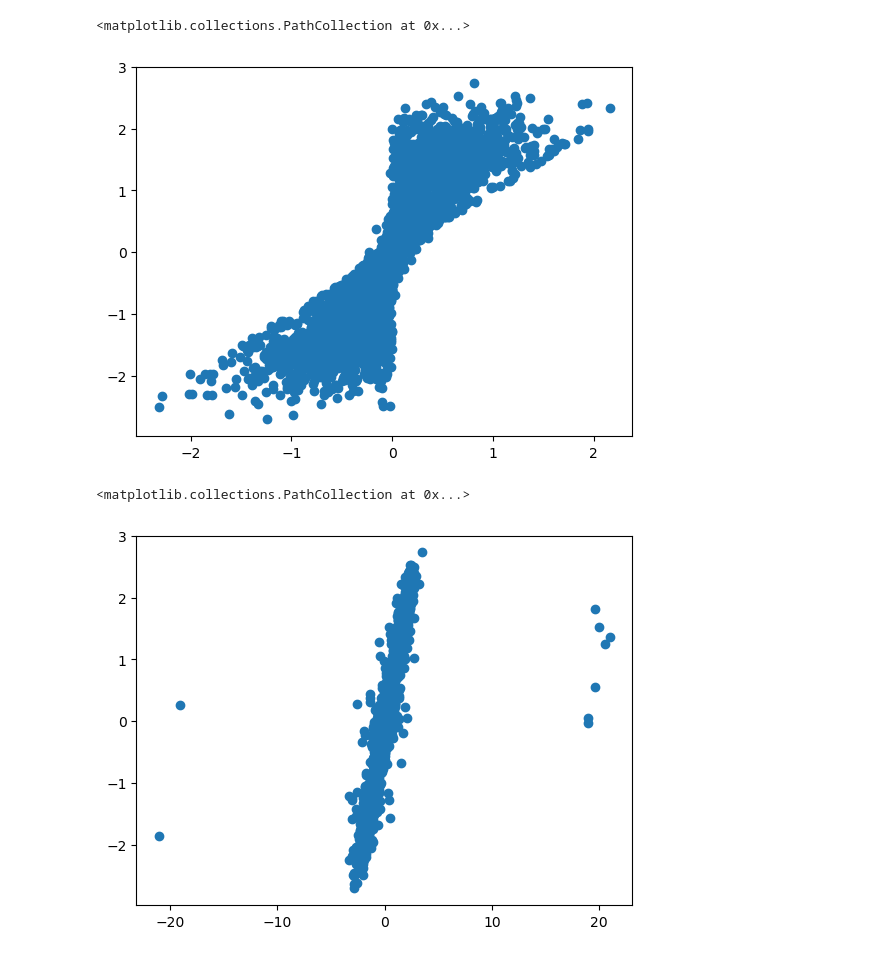
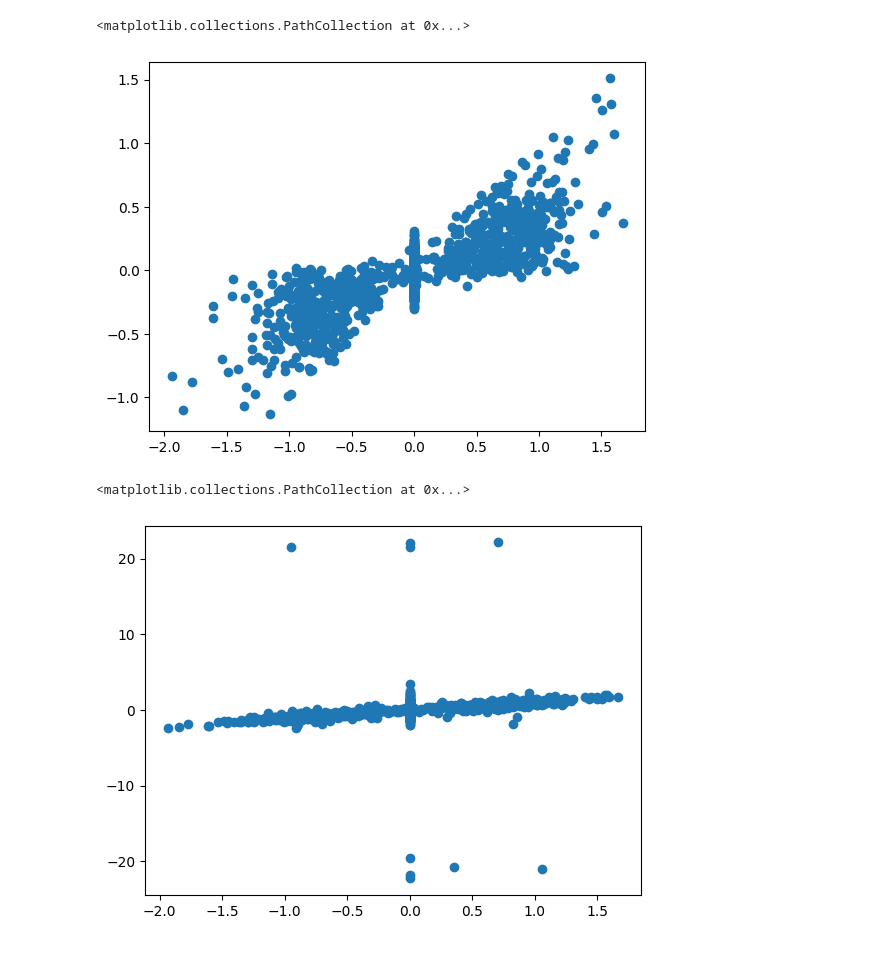
Before and after one commit to okviman/DE-ZILN, a Jupyter notebook: notebooks/splatter_lfc.ipynb, the cells around one changed output. Cells and saved outputs as stored; diff of their text form; code cells hidden in the pictures.

```diff
--- a/notebooks/splatter_lfc.ipynb
+++ b/notebooks/splatter_lfc.ipynb
@@ -108,13 +142,13 @@ np.float64(0.11867592708064947)
 # %%
-plt.scatter(seurat_lfcs, gt_lfcs)
+plt.scatter(gt_lfcs, seurat_lfcs)
 # %% [output]
 <matplotlib.collections.PathCollection at 0x...>
-[figure, old version]
+[figure, new version]
 # %%
-plt.scatter(scanpy_lfcs, gt_lfcs)
+plt.scatter(gt_lfcs, scanpy_lfcs)
 # %% [output]
 <matplotlib.collections.PathCollection at 0x...>
-[figure, old version]
+[figure, new version]
 # %%
 unb_y_est = np.mean(Y, 0)
 unb_x_est = np.mean(X, 0)
```
Also changed, not shown: parts of 17 cells of this notebook.
